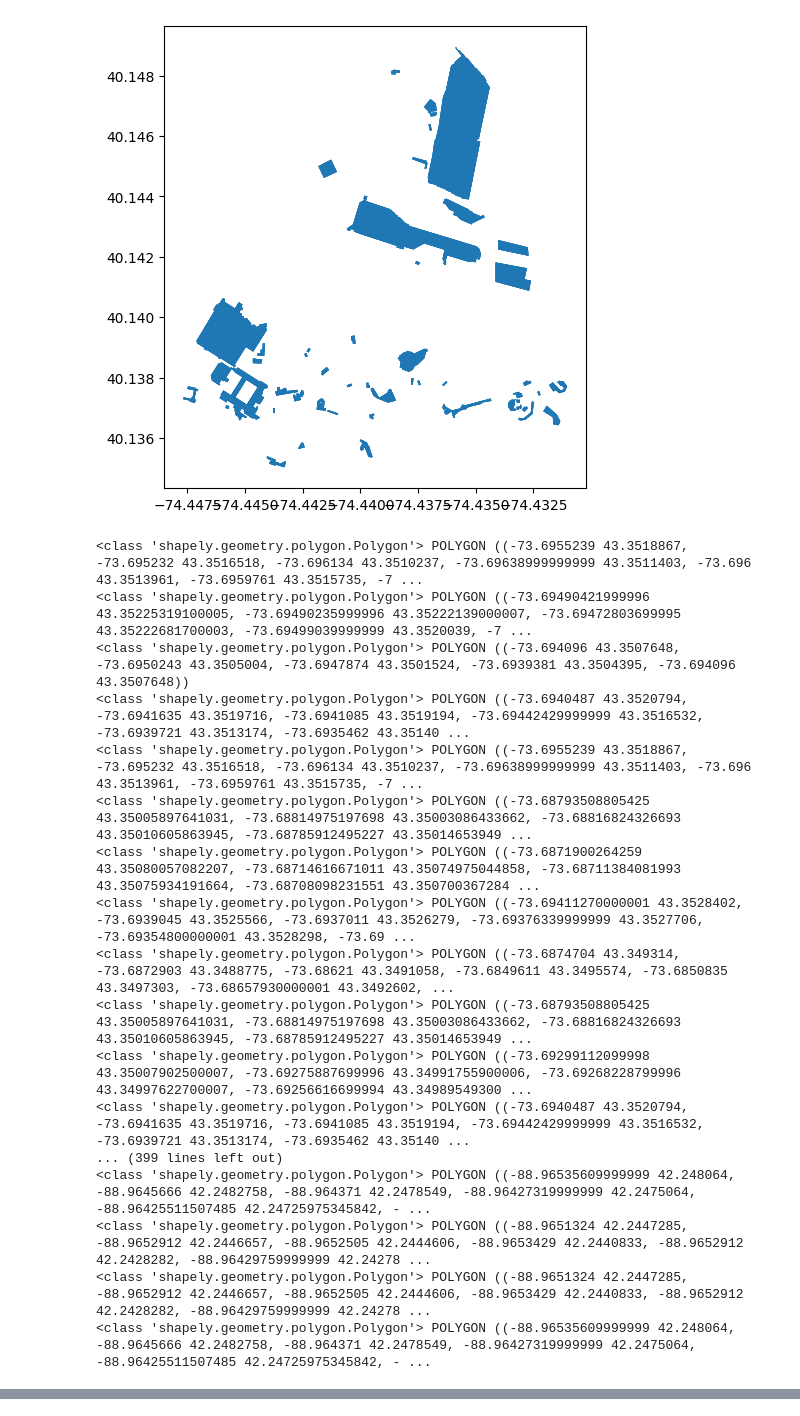
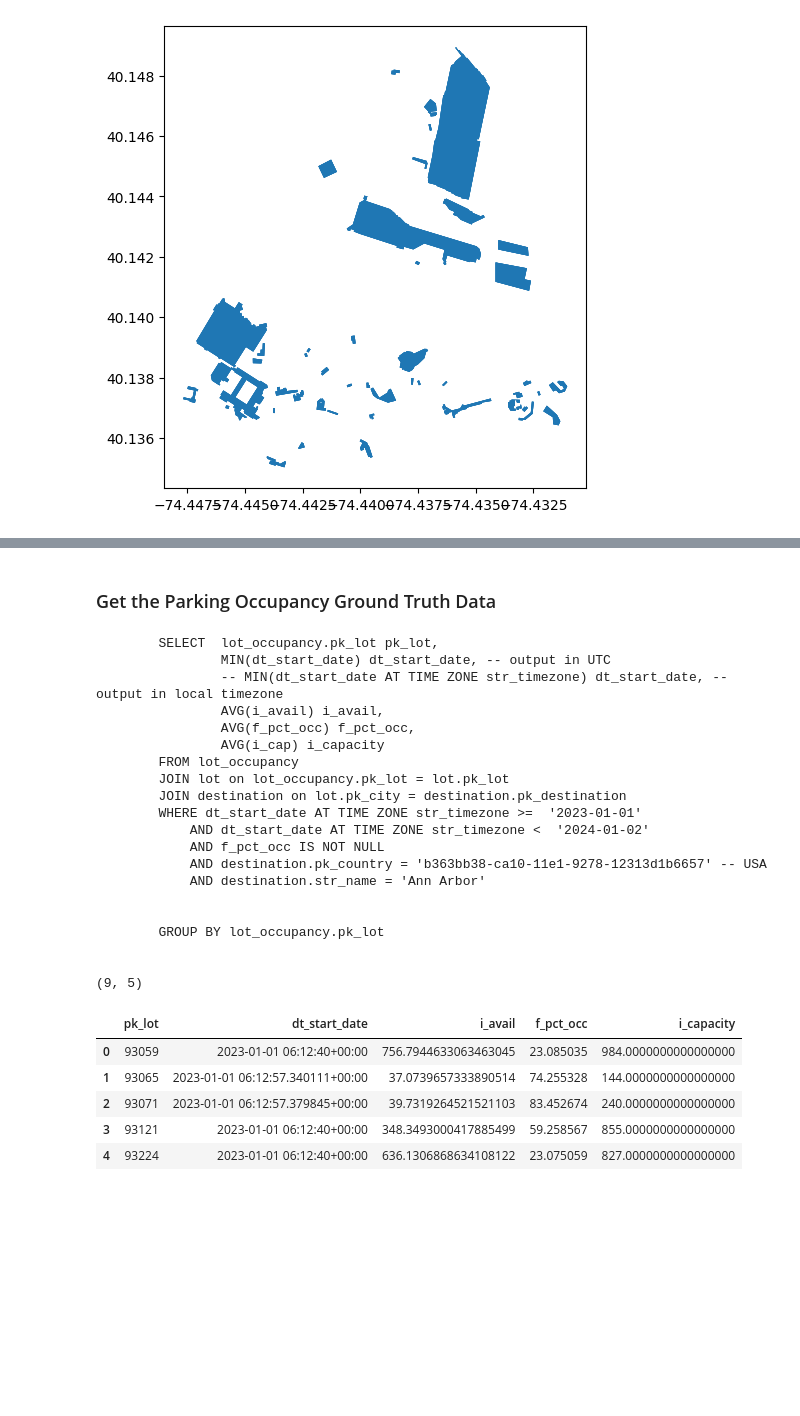
Before and after one commit to INRIX-Logan-Garwood/Parking-Location-vs-Occupancy, a Jupyter notebook: notebooks/data_extraction.ipynb, the cells around one changed output, grey strips where cells are left out. Drawn from its saved outputs; the diff is of its cells as text; code cells hidden in the pictures; blank space fills up the shorter version.

Commit message:
query executes

```diff
--- a/notebooks/data_extraction.ipynb
+++ b/notebooks/data_extraction.ipynb
@@ -148,4 +119,0 @@ Query executed successfully.
-# %%
-# display all the columns of the polygon_df
-pd.set_option('display.max_columns', None)
-display(polygon_df.head(3))
@@ -192,28 +155,6 @@ plt.show()
 # %% [output]
 epsg:4326
 [figure]
-# %%
-for i, row in lot_gpd.iterrows():
-    x = row['geometry']
-    print(type(x), x)
-# %% [output]
-<class 'shapely.geometry.polygon.Polygon'> POLYGON ((-73.6955239 43.3518867, -73.695232 43.3516518, -73.696134 43.3510237, -73.69638999999999 43.3511403, -73.696 43.3513961, -73.6959761 43.3515735, -7 ...
-<class 'shapely.geometry.polygon.Polygon'> POLYGON ((-73.69490421999996 43.35225319100005, -73.69490235999996 43.35222139000007, -73.69472803699995 43.35222681700003, -73.69499039999999 43.3520039, -7 ...
-<class 'shapely.geometry.polygon.Polygon'> POLYGON ((-73.694096 43.3507648, -73.6950243 43.3505004, -73.6947874 43.3501524, -73.6939381 43.3504395, -73.694096 43.3507648))
-<class 'shapely.geometry.polygon.Polygon'> POLYGON ((-73.6940487 43.3520794, -73.6941635 43.3519716, -73.6941085 43.3519194, -73.69442429999999 43.3516532, -73.6939721 43.3513174, -73.6935462 43.35140 ...
-<class 'shapely.geometry.polygon.Polygon'> POLYGON ((-73.6955239 43.3518867, -73.695232 43.3516518, -73.696134 43.3510237, -73.69638999999999 43.3511403, -73.696 43.3513961, -73.6959761 43.3515735, -7 ...
-<class 'shapely.geometry.polygon.Polygon'> POLYGON ((-73.68793508805425 43.35005897641031, -73.68814975197698 43.35003086433662, -73.68816824326693 43.35010605863945, -73.68785912495227 43.35014653949 ...
-<class 'shapely.geometry.polygon.Polygon'> POLYGON ((-73.6871900264259 43.35080057082207, -73.68714616671011 43.35074975044858, -73.68711384081993 43.35075934191664, -73.68708098231551 43.350700367284 ...
-<class 'shapely.geometry.polygon.Polygon'> POLYGON ((-73.69411270000001 43.3528402, -73.6939045 43.3525566, -73.6937011 43.3526279, -73.69376339999999 43.3527706, -73.69354800000001 43.3528298, -73.69 ...
-<class 'shapely.geometry.polygon.Polygon'> POLYGON ((-73.6874704 43.349314, -73.6872903 43.3488775, -73.68621 43.3491058, -73.6849611 43.3495574, -73.6850835 43.3497303, -73.68657930000001 43.3492602, ...
-<class 'shapely.geometry.polygon.Polygon'> POLYGON ((-73.68793508805425 43.35005897641031, -73.68814975197698 43.35003086433662, -73.68816824326693 43.35010605863945, -73.68785912495227 43.35014653949 ...
-<class 'shapely.geometry.polygon.Polygon'> POLYGON ((-73.69299112099998 43.35007902500007, -73.69275887699996 43.34991755900006, -73.69268228799996 43.34997622700007, -73.69256616699994 43.34989549300 ...
-<class 'shapely.geometry.polygon.Polygon'> POLYGON ((-73.6940487 43.3520794, -73.6941635 43.3519716, -73.6941085 43.3519194, -73.69442429999999 43.3516532, -73.6939721 43.3513174, -73.6935462 43.35140 ...
-... (399 lines left out)
-<class 'shapely.geometry.polygon.Polygon'> POLYGON ((-88.96535609999999 42.248064, -88.9645666 42.2482758, -88.964371 42.2478549, -88.96427319999999 42.2475064, -88.96425511507485 42.24725975345842, - ...
-<class 'shapely.geometry.polygon.Polygon'> POLYGON ((-88.9651324 42.2447285, -88.9652912 42.2446657, -88.9652505 42.2444606, -88.9653429 42.2440833, -88.9652912 42.2428282, -88.96429759999999 42.24278 ...
-<class 'shapely.geometry.polygon.Polygon'> POLYGON ((-88.9651324 42.2447285, -88.9652912 42.2446657, -88.9652505 42.2444606, -88.9653429 42.2440833, -88.9652912 42.2428282, -88.96429759999999 42.24278 ...
-<class 'shapely.geometry.polygon.Polygon'> POLYGON ((-88.96535609999999 42.248064, -88.9645666 42.2482758, -88.964371 42.2478549, -88.96427319999999 42.2475064, -88.96425511507485 42.24725975345842, - ...
 # %%
 lot_map = folium.Map(zoom_start=10)
 cities = lot_gpd['city'].unique()
@@ -242,3 +182,5 @@ lot_map
 # %% [output]
 loop done
 [interactive output not drawn]
+# %% [markdown]
+### Get the Parking Occupancy Ground Truth Data
@@ -244,0 +189,39 @@ loop done
+# %%
+destination_name = 'Ann Arbor'
+datetime_start = '2023-01-01'
+datetime_end = '2024-01-02'
+# %%
+parking_df = get_parking_data(pk_lot=None,
+                              destination_name=destination_name,
+                              datetime_start=datetime_start,
+                              datetime_end=datetime_end,
+                              echo_query=True)
+print(parking_df.shape)
+parking_df.head()
+# %% [output]
+        SELECT  lot_occupancy.pk_lot pk_lot,
+                MIN(dt_start_date) dt_start_date, -- output in UTC
+                -- MIN(dt_start_date AT TIME ZONE str_timezone) dt_start_date, -- output in local timezone
+                AVG(i_avail) i_avail,
+                AVG(f_pct_occ) f_pct_occ,
+                AVG(i_cap) i_capacity
+        FROM lot_occupancy
+        JOIN lot on lot_occupancy.pk_lot = lot.pk_lot
+        JOIN destination on lot.pk_city = destination.pk_destination
+        WHERE dt_start_date AT TIME ZONE str_timezone >=  '2023-01-01'
+            AND dt_start_date AT TIME ZONE str_timezone <  '2024-01-02'
+            AND f_pct_occ IS NOT NULL
+            AND destination.pk_country = 'b363bb38-ca10-11e1-9278-12313d1b6657' -- USA
+            AND destination.str_name = 'Ann Arbor'
+
+
+        GROUP BY lot_occupancy.pk_lot
+
+
+(9, 5)
+|  | pk_lot | dt_start_date | i_avail | f_pct_occ | i_capacity |
+| 0 | 93059 | 2023-01-01 06:12:40+00:00 | 756.7944633063463045 | 23.085035 | 984.0000000000000000 |
+| 1 | 93065 | 2023-01-01 06:12:57.340111+00:00 | 37.0739657333890514 | 74.255328 | 144.0000000000000000 |
+| 2 | 93071 | 2023-01-01 06:12:57.379845+00:00 | 39.7319264521521103 | 83.452674 | 240.0000000000000000 |
+| 3 | 93121 | 2023-01-01 06:12:40+00:00 | 348.3493000417885499 | 59.258567 | 855.0000000000000000 |
+| 4 | 93224 | 2023-01-01 06:12:40+00:00 | 636.1306868634108122 | 23.075059 | 827.0000000000000000 |
```
Also changed, not shown: parts of 8 cells of this notebook, 1 other file.
